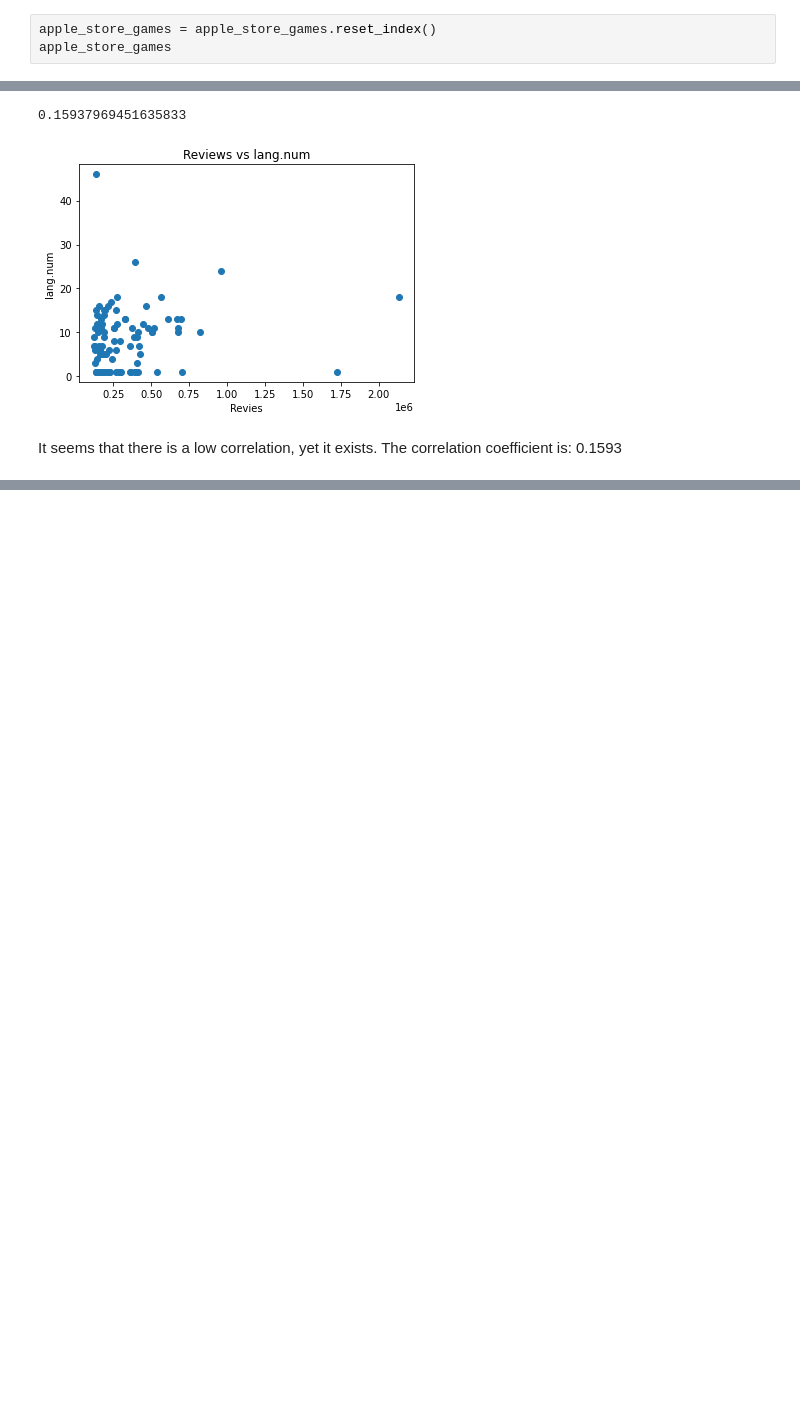
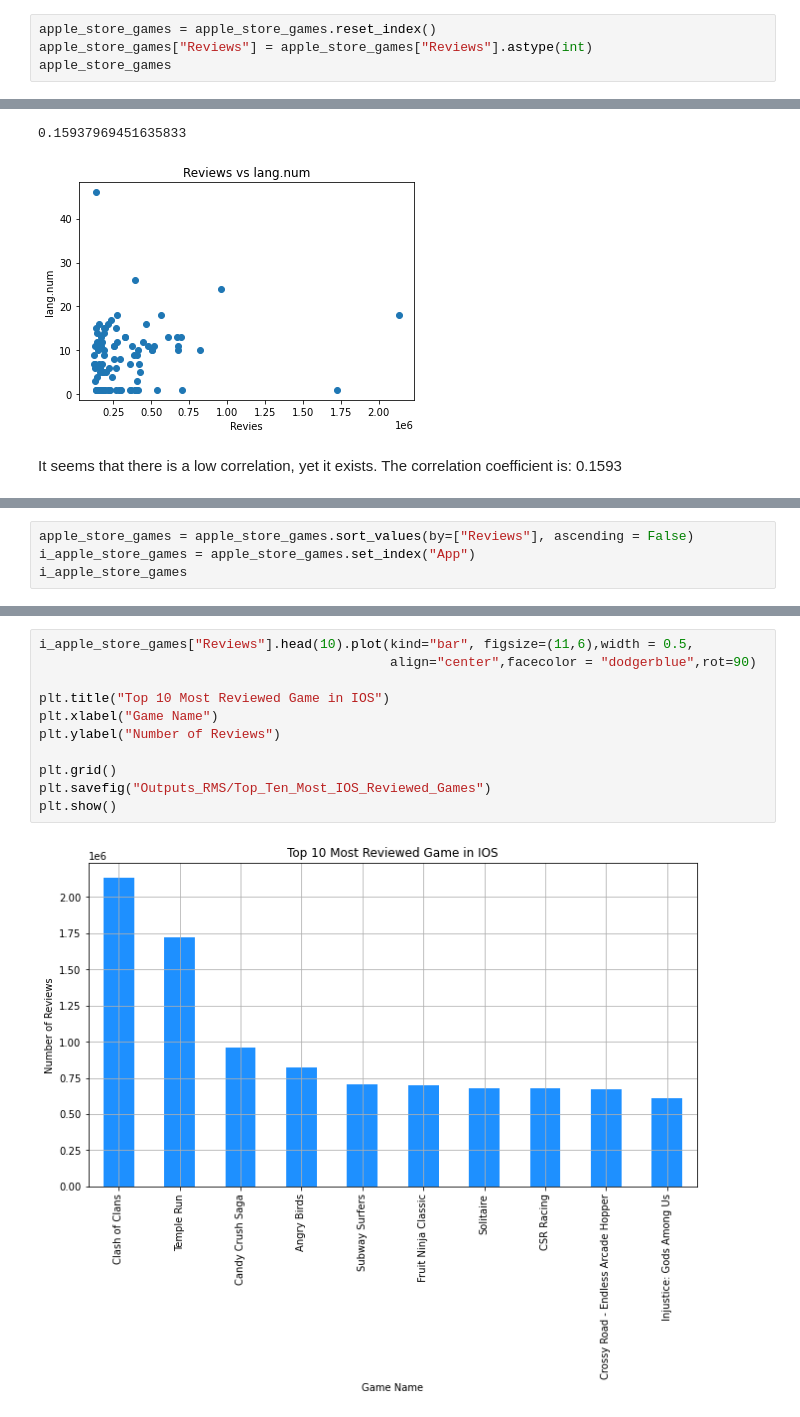
Before and after one commit to RaulMaya/iOS-vs-Android, a Jupyter notebook: Project_1_Jupyter_Notebook.ipynb, the cells around one changed output, grey strips where cells are left out. Cells and saved outputs as stored; diff of their text form; blank space fills up the shorter version.

```diff
--- a/Project_1_Jupyter_Notebook.ipynb
+++ b/Project_1_Jupyter_Notebook.ipynb
@@ -272,6 +274,7 @@ apple_store_games
 # Cleaned Data Frames
 # %%
 apple_store_games = apple_store_games.reset_index()
+apple_store_games["Reviews"] = apple_store_games["Reviews"].astype(int)
 apple_store_games
 # %% [output]
 |  | index | Index | ID | App | Size | Currency | Price | Reviews | rating_count_ver | Rating | ... |
@@ -635,0 +714,4 @@ It seems that there is a low correlation, yet it exists. The correlation coeffic
+# %%
+apple_store_games = apple_store_games.sort_values(by=["Reviews"], ascending = False)
+i_apple_store_games = apple_store_games.set_index("App")
+i_apple_store_games
@@ -635,0 +733,13 @@ It seems that there is a low correlation, yet it exists. The correlation coeffic
+# %%
+i_apple_store_games["Reviews"].head(10).plot(kind="bar", figsize=(11,6),width = 0.5,
+                                             align="center",facecolor = "dodgerblue",rot=90)
+
+plt.title("Top 10 Most Reviewed Game in IOS")
+plt.xlabel("Game Name")
+plt.ylabel("Number of Reviews")
+
+plt.grid()
+plt.savefig("Outputs_RMS/Top_Ten_Most_IOS_Reviewed_Games")
+plt.show()
+# %% [output]
+[figure, added]
```
Also changed, not shown: parts of 49 cells of this notebook, 16 other files.
